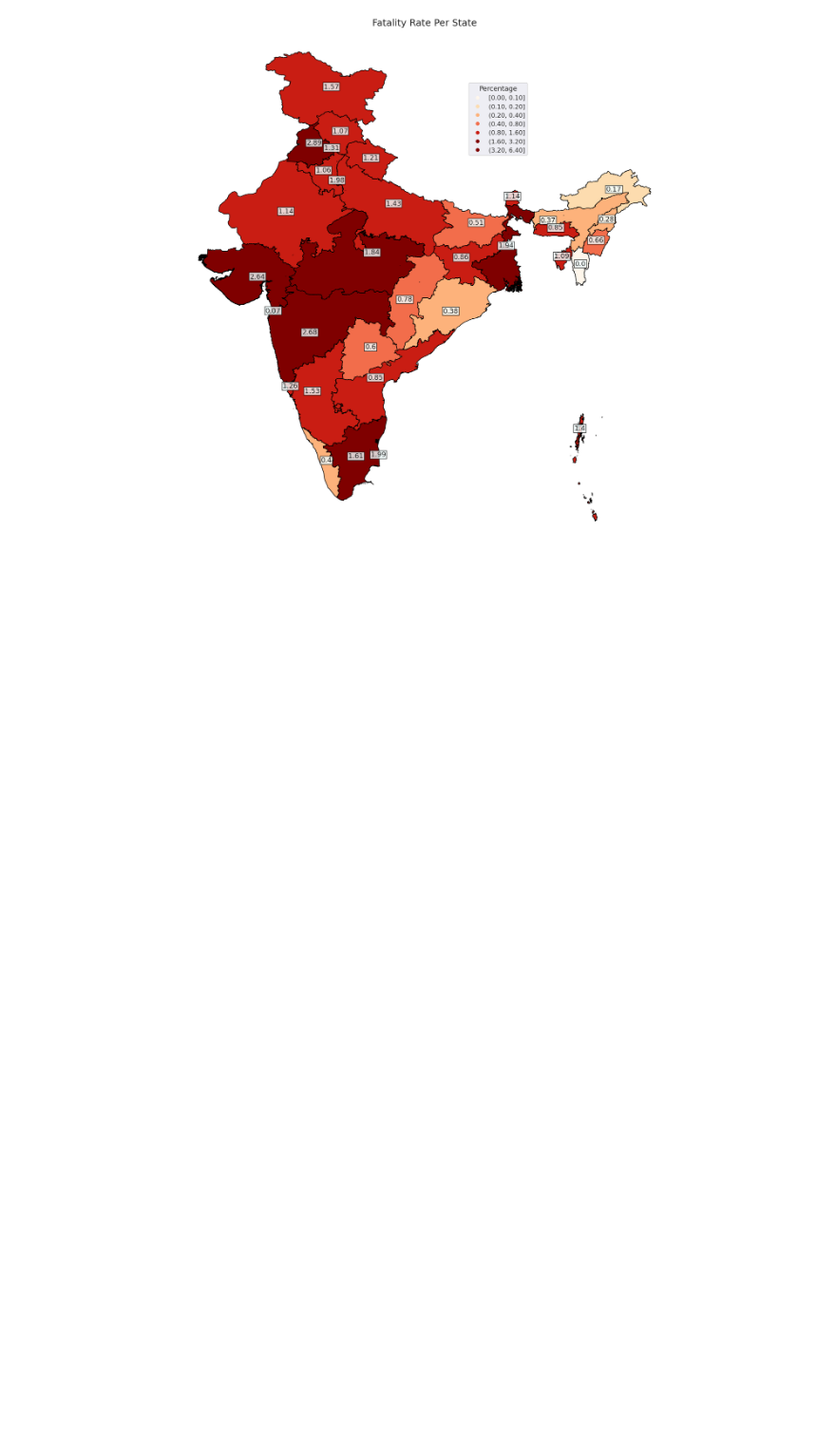
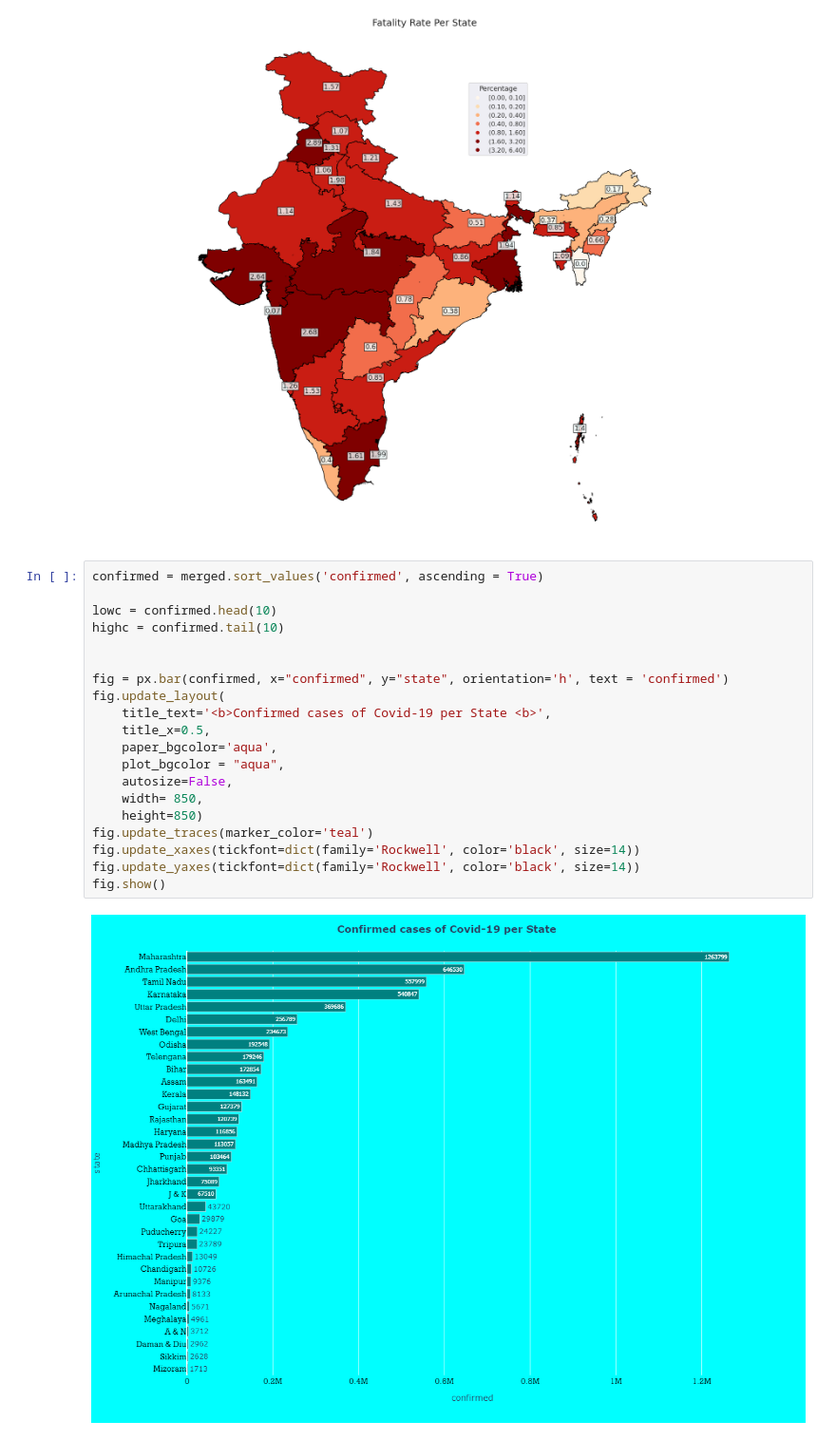
Before and after one commit to Meetparmar4/Covid-19-India, a Jupyter notebook: covid-india-analysis.ipynb, the cells around one changed output. Shown at 95% size. Saved outputs shown, nothing was run; the diff lists cells and outputs as text; blank space fills up the shorter version.

```diff
--- a/covid-india-analysis.ipynb
+++ b/covid-india-analysis.ipynb
@@ -595,3 +595,25 @@ plt.axis('equal')
 plt.show()
 # %% [output]
 [figure]
+# %%
+confirmed = merged.sort_values('confirmed', ascending = True)
+
+lowc = confirmed.head(10)
+highc = confirmed.tail(10)
+
+
+fig = px.bar(confirmed, x="confirmed", y="state", orientation='h', text = 'confirmed')
+fig.update_layout(
+    title_text='<b>Confirmed cases of Covid-19 per State <b>',
+    title_x=0.5,
+    paper_bgcolor='aqua',
+    plot_bgcolor = "aqua",
+    autosize=False,
+    width= 850,
+    height=850)
+fig.update_traces(marker_color='teal')
+fig.update_xaxes(tickfont=dict(family='Rockwell', color='black', size=14))
+fig.update_yaxes(tickfont=dict(family='Rockwell', color='black', size=14))
+fig.show()
+# %% [output]
+[figure, added]
```
Also changed, not shown: parts of 8 cells of this notebook.
